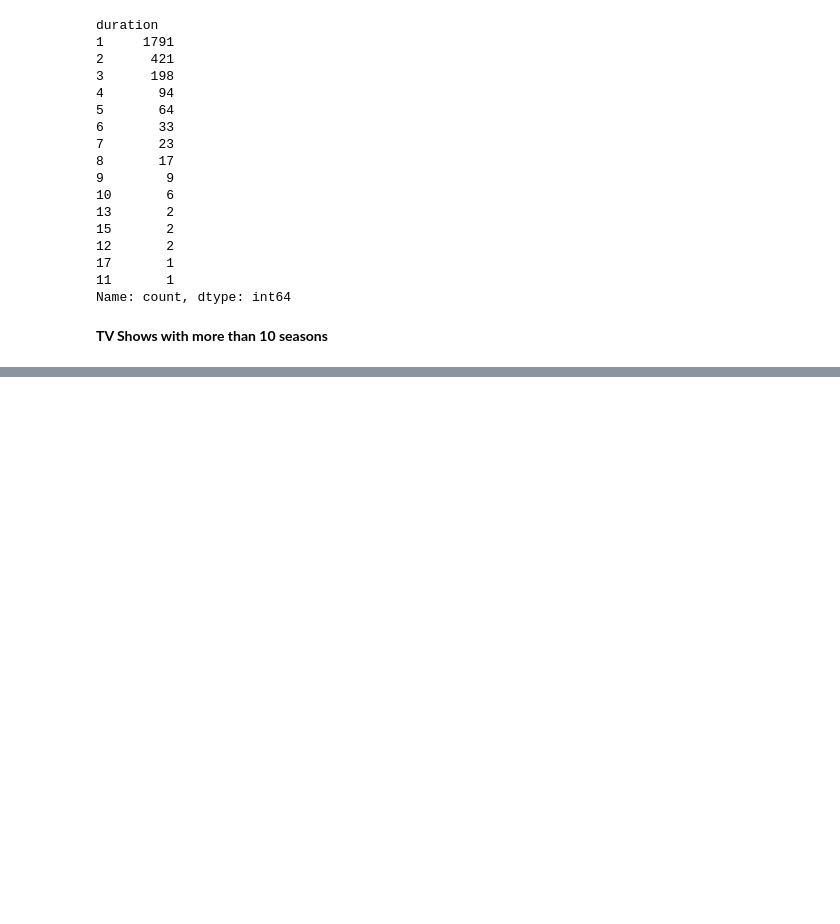
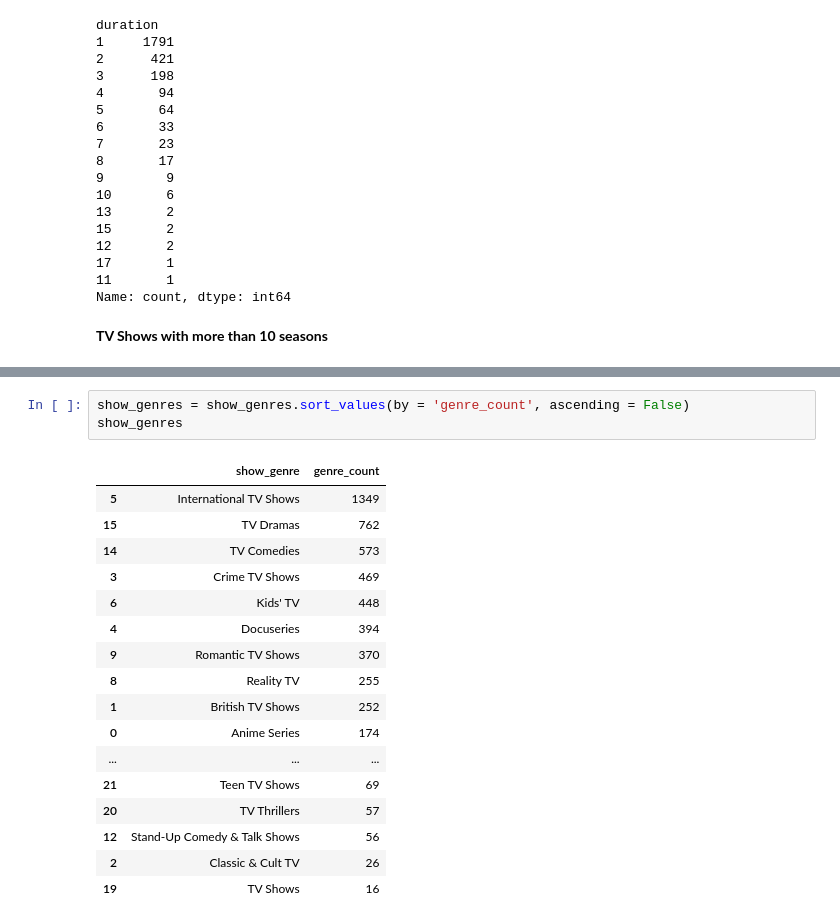
Before and after one commit to pragnakulkarni/Netflix-Movies-and-TV-Shows, a Jupyter notebook: Welcome_To_Colab.ipynb, the cells around one changed output, grey strips where cells are left out. Saved outputs shown, nothing was run; the diff lists cells and outputs as text; blank space fills up the shorter version.

```diff
--- a/Welcome_To_Colab.ipynb
+++ b/Welcome_To_Colab.ipynb
@@ -831,0 +931,21 @@ longest_season_shows
+# %%
+show_genres = show_genres.sort_values(by = 'genre_count', ascending = False)
+show_genres
+# %% [output]
+|  | show_genre | genre_count |
+| 5 | International TV Shows | 1349 |
+| 15 | TV Dramas | 762 |
+| 14 | TV Comedies | 573 |
+| 3 | Crime TV Shows | 469 |
+| 6 | Kids' TV | 448 |
+| 4 | Docuseries | 394 |
+| 9 | Romantic TV Shows | 370 |
+| 8 | Reality TV | 255 |
+| 1 | British TV Shows | 252 |
+| 0 | Anime Series | 174 |
+| ... | ... | ... |
+| 21 | Teen TV Shows | 69 |
+| 20 | TV Thrillers | 57 |
+| 12 | Stand-Up Comedy & Talk Shows | 56 |
+| 2 | Classic & Cult TV | 26 |
+| 19 | TV Shows | 16 |
```
Also changed, not shown: parts of 13 cells of this notebook.
